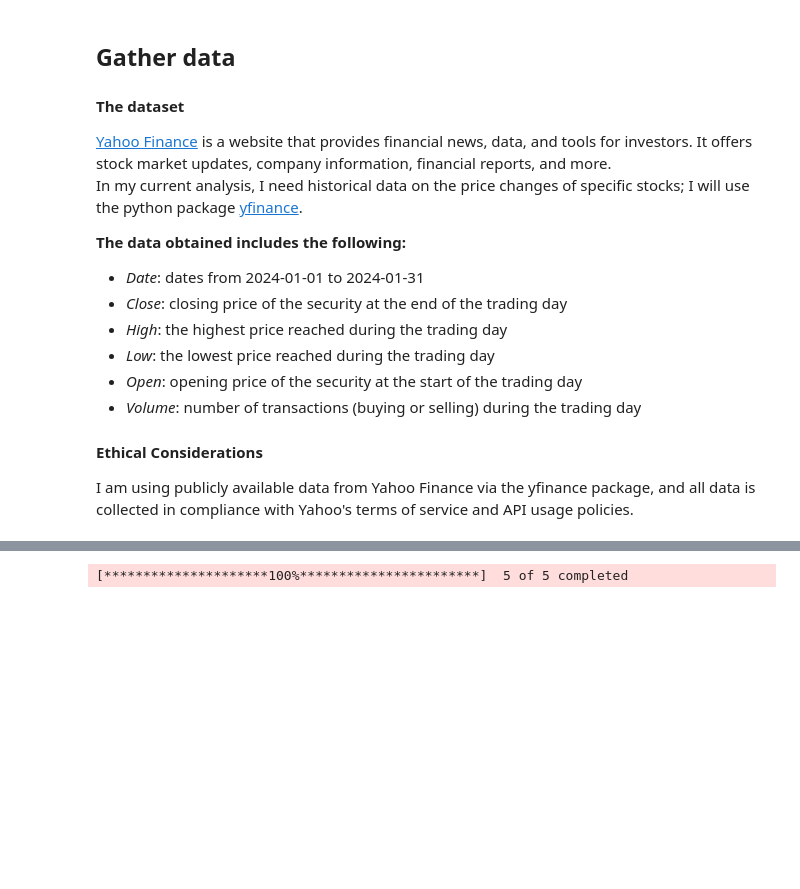
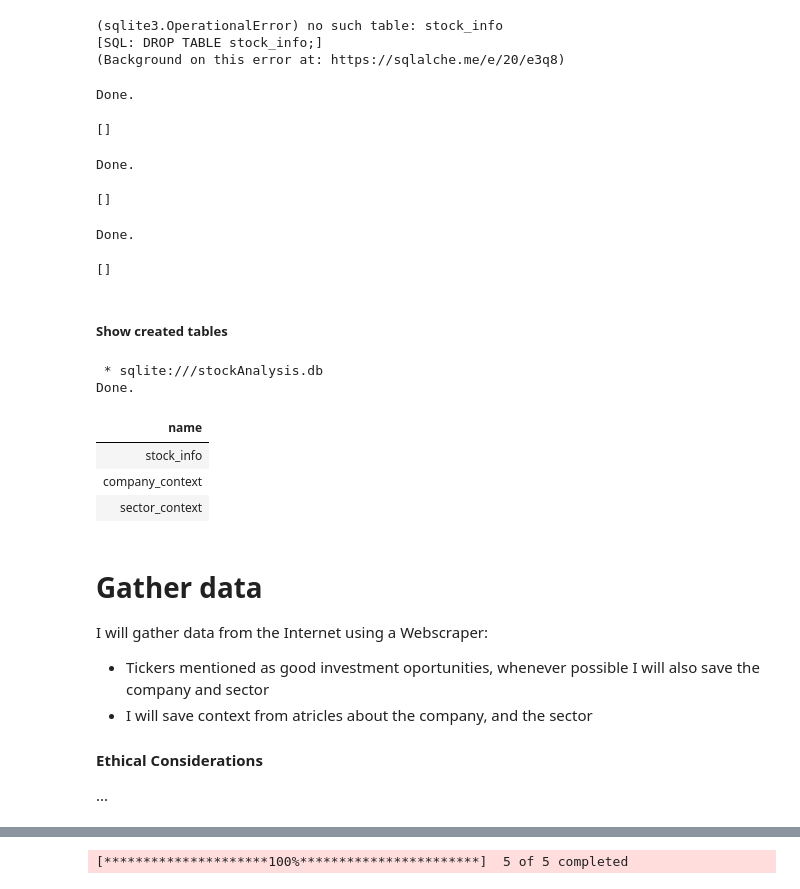
Before and after one commit to TheKusz/Python_DSM020-2024-OCT, a Jupyter notebook: Final Coursework/final coursework.ipynb, the cells around one changed output, grey strips where cells are left out. Saved outputs shown, nothing was run; the diff lists cells and outputs as text; code cells hidden in the pictures; blank space fills up the shorter version.

Commit message:
database + scraping investopedia

```diff
--- a/Final Coursework/final coursework.ipynb
+++ b/Final Coursework/final coursework.ipynb
@@ -25,16 +62,67 @@ The analysis focuses on:
+# %%
+%%sql sqlite://
+DROP TABLE stock_info;
+DROP TABLE company_context;
+DROP TABLE sector_context;
+# %% [output]
+(sqlite3.OperationalError) no such table: stock_info
+[SQL: DROP TABLE stock_info;]
+(Background on this error at: https://sqlalche.me/e/20/e3q8)
+# %%
+%%sql sqlite://
+CREATE TABLE IF NOT EXISTS stock_info(
+    ticker VARCHAR(10) NOT NULL UNIQUE,
+    company TEXT,
+    sector VARCHAR(100),
+    investopedia_link TEXT,
+    PRIMARY KEY (ticker),
+    FOREIGN KEY (company) REFERENCES company_context(company),
+    FOREIGN KEY (sector) REFERENCES sector_context(sector)
+);
+# %% [output]
+Done.
+[]
+# %%
+%%sql sqlite://
+CREATE TABLE IF NOT EXISTS company_context(
+    company TEXT NOT NULL UNIQUE,
+    context TEXT,
+    link TEXT,
+    PRIMARY KEY (company)
+);
+# %% [output]
+Done.
+[]
+# %%
+%%sql sqlite:///stockAnalysis.db
+CREATE TABLE  IF NOT EXISTS sector_context(
+    sector VARCHAR(100) NOT NULL UNIQUE,
+    context TEXT,
+    link TEXT,
+    PRIMARY KEY (sector)
+);
+# %% [output]
+Done.
+[]
+# %% [markdown]
+##### Show created tables
+# %%
+%%sql
+SELECT name
+FROM sqlite_master
+WHERE type='table';
+# %% [output]
+ * sqlite:///stockAnalysis.db
+Done.
+| name |
+| stock_info |
+| company_context |
+| sector_context |
 # %% [markdown]
-## Gather data
-#### The dataset
-[Yahoo Finance](https://finance.yahoo.com/) is a website that provides financial news, data, and tools for investors. It offers stock market updates, company information, financial reports, and more.
-In my current analysis, I need historical data on the price changes of specific stocks; I will use the python package [yfinance](https://pypi.org/project/yfinance/).
-
-**The data obtained includes the following:**
-- *Date*: dates from 2024-01-01 to 2024-01-31
-- *Close*: closing price of the security at the end of the trading day
-- *High*: the highest price reached during the trading day
-- *Low*: the lowest price reached during the trading day
-- *Open*: opening price of the security at the start of the trading day
-- *Volume*: number of transactions (buying or selling) during the trading day
+# Gather data
+I will gather data from the Internet using a Webscraper:
+- Tickers mentioned as good investment oportunities, whenever possible I will also save the company and sector
+- I will save context from atricles about the company, and the sector
 
 #### Ethical Considerations
-I am using publicly available data from Yahoo Finance via the yfinance package, and all data is collected in compliance with Yahoo's terms of service and API usage policies.
+...
```
Also changed, not shown: parts of 15 cells of this notebook, 3 other files.
